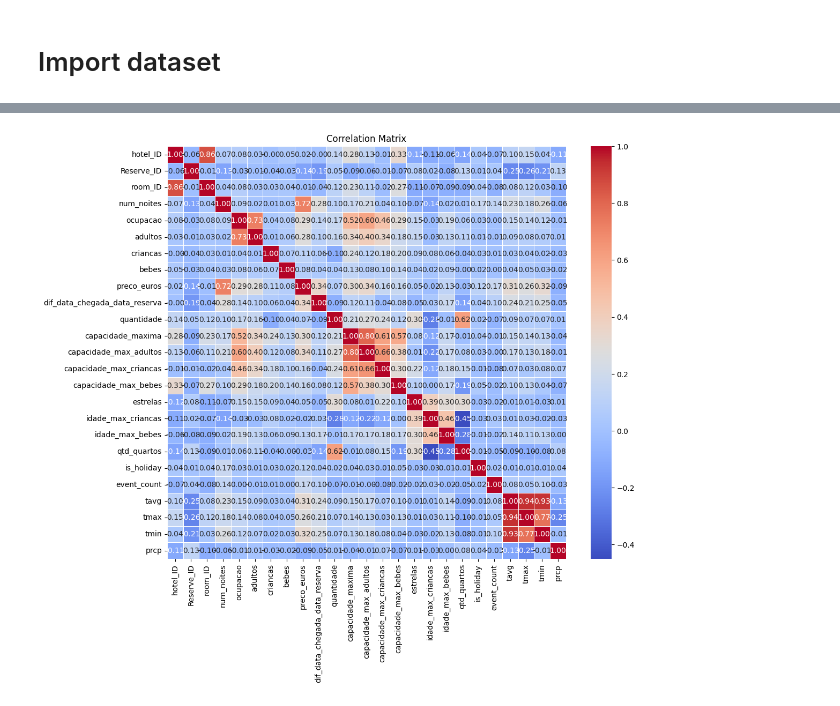
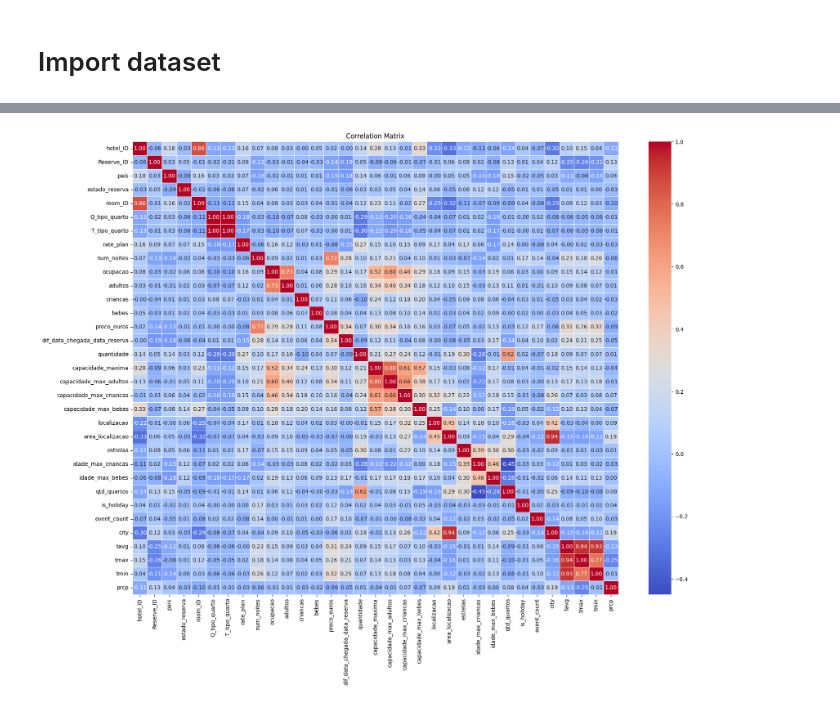
Before and after one commit to 8090457/MEI_TP_TEAD, a Jupyter notebook: Analise_Dados/AnalisePython/CorrelationMatrix.ipynb, the cells around one changed output, grey strips where cells are left out. Saved outputs shown, nothing was run; the diff lists cells and outputs as text; code cells hidden in the pictures.

Commit message:
Corr

```diff
--- a/Analise_Dados/AnalisePython/CorrelationMatrix.ipynb
+++ b/Analise_Dados/AnalisePython/CorrelationMatrix.ipynb
@@ -40,19 +59,19 @@ plt.show()
 # %%
 data = pd.read_csv('../FinalDataSet.csv', delimiter=';')
 
 columns = ['hotel_ID', 'Reserve_ID', 'pais', 'estado_reserva', 'room_ID', 'Q_tipo_quarto', 'T_tipo_quarto',
            'rate_plan', 'data_reserva', 'data_chegada', 'data_partida', 'num_noites', 'ocupacao', 'adultos',
            'criancas', 'bebes', 'preco_euros', 'dif_data_chegada_data_reserva', 'quantidade', 'capacidade_maxima',
            'capacidade_max_adultos', 'capacidade_max_criancas', 'capacidade_max_bebes', 'localizacao',
            'area_localizacao', 'estrelas', 'idade_max_criancas', 'idade_max_bebes', 'hora_max_checkin',
            'qtd_quartos', 'is_holiday', 'event_count', 'city', 'tavg', 'tmax', 'tmin', 'prcp']
 data_subset = data[columns]
 
-correlation_matrix = data_subset.corr()
+correlation_matrix = df.corr()
 
-plt.figure(figsize=(12, 10))
+plt.figure(figsize=(20, 15))
 sns.heatmap(correlation_matrix, annot=True, cmap='coolwarm', fmt=".2f", linewidths=0.5)
 plt.title('Correlation Matrix')
 plt.show()
 # %% [output]
-[figure, old version]
+[figure, new version]
```
Also changed, not shown: parts of 1 cell of this notebook, 1 other file.
